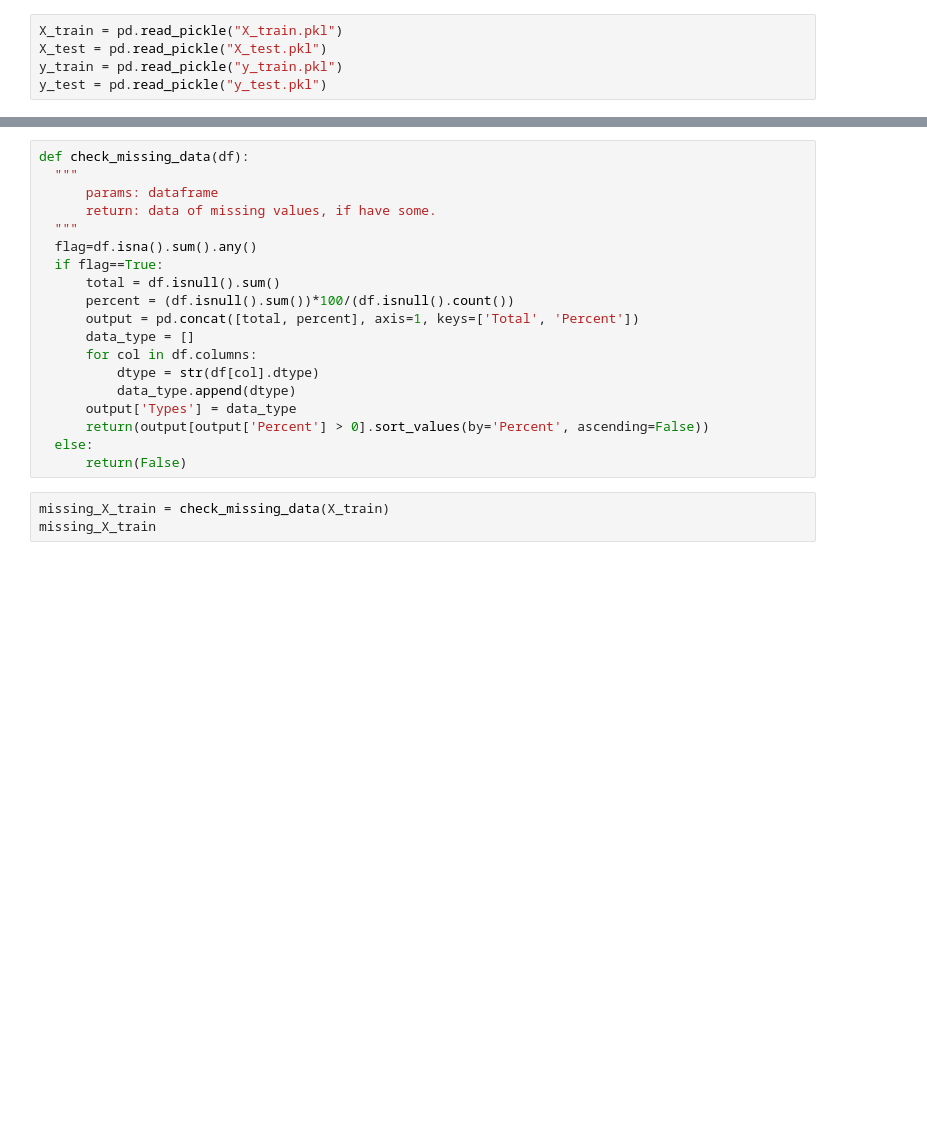
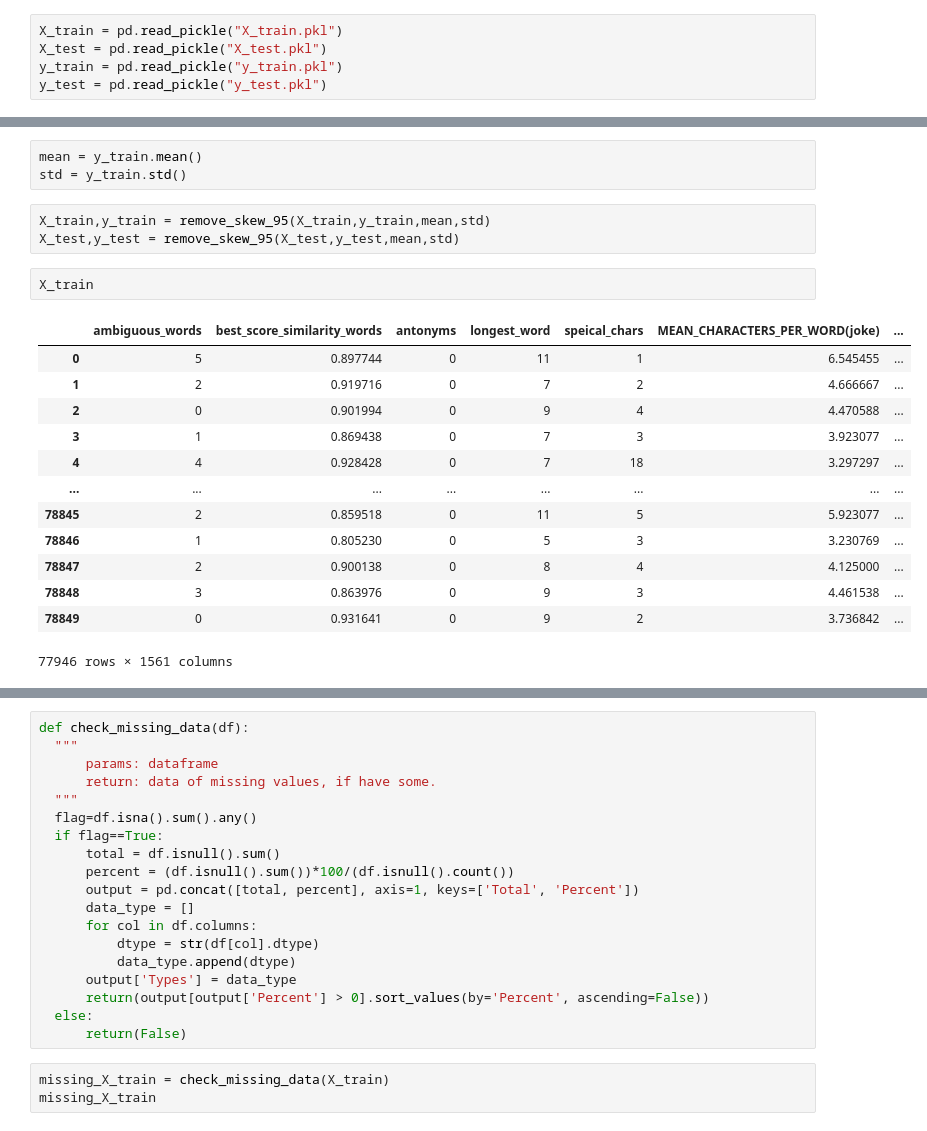
Before and after one commit to AxelStbl/jokes_score, a Jupyter notebook: Notebooks/Feature Preprocessing/Preprocessing.ipynb, the cells around one changed output, grey strips where cells are left out. Saved outputs shown, nothing was run; the diff lists cells and outputs as text; blank space fills up the shorter version.

```diff
--- a/Notebooks/Feature Preprocessing/Preprocessing.ipynb
+++ b/Notebooks/Feature Preprocessing/Preprocessing.ipynb
@@ -37,0 +72,22 @@ X_train.head()
+# %%
+mean = y_train.mean()
+std = y_train.std()
+# %%
+X_train,y_train = remove_skew_95(X_train,y_train,mean,std)
+X_test,y_test = remove_skew_95(X_test,y_test,mean,std)
+# %%
+X_train
+# %% [output]
+|  | ambiguous_words | best_score_similarity_words | antonyms | longest_word | speical_chars | MEAN_CHARACTERS_PER_WORD(joke) | ... |
+| 0 | 5 | 0.897744 | 0 | 11 | 1 | 6.545455 | ... |
+| 1 | 2 | 0.919716 | 0 | 7 | 2 | 4.666667 | ... |
+| 2 | 0 | 0.901994 | 0 | 9 | 4 | 4.470588 | ... |
+| 3 | 1 | 0.869438 | 0 | 7 | 3 | 3.923077 | ... |
+| 4 | 4 | 0.928428 | 0 | 7 | 18 | 3.297297 | ... |
+| ... | ... | ... | ... | ... | ... | ... | ... |
+| 78845 | 2 | 0.859518 | 0 | 11 | 5 | 5.923077 | ... |
+| 78846 | 1 | 0.805230 | 0 | 5 | 3 | 3.230769 | ... |
+| 78847 | 2 | 0.900138 | 0 | 8 | 4 | 4.125000 | ... |
+| 78848 | 3 | 0.863976 | 0 | 9 | 3 | 4.461538 | ... |
+| 78849 | 0 | 0.931641 | 0 | 9 | 2 | 3.736842 | ... |
+77946 rows × 1561 columns
```
Also changed, not shown: parts of 35 cells of this notebook.
